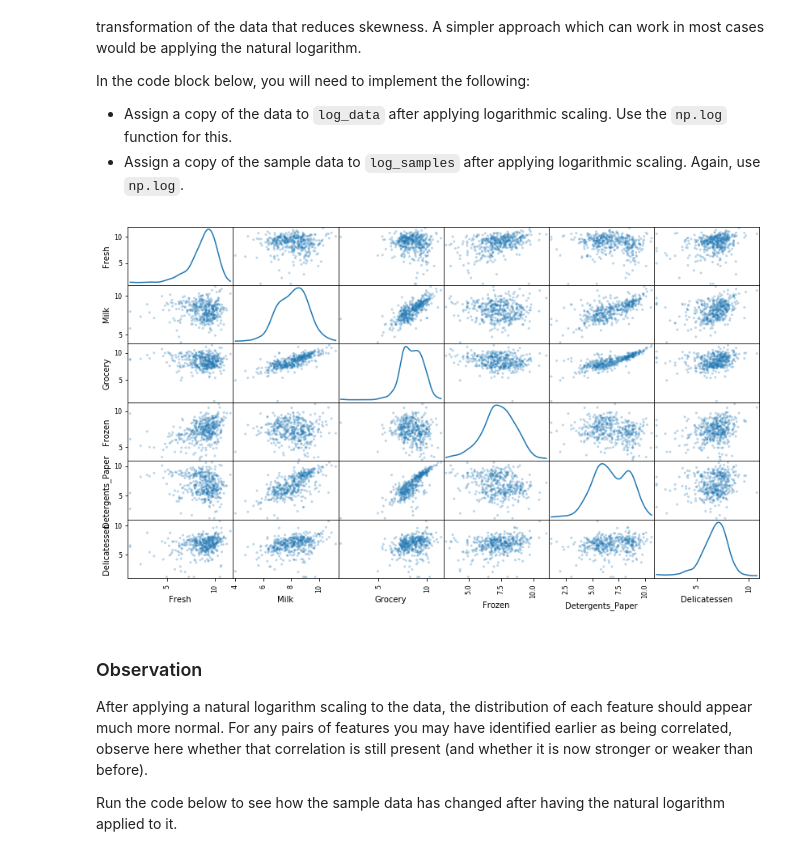
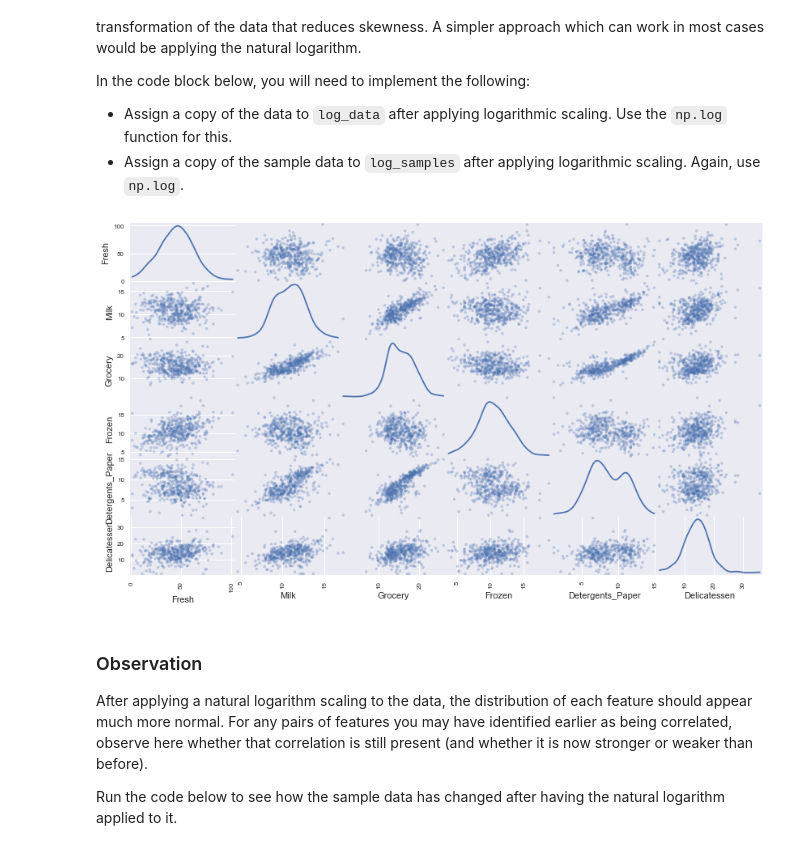
Before and after one commit to freefrog1986/Machine-Learning-Coursera, a Jupyter notebook: customer_segments/customer_segments.ipynb, the cells around one changed output. Cells and saved outputs as stored; diff of their text form; code cells hidden in the pictures.

```diff
--- a/customer_segments/customer_segments.ipynb
+++ b/customer_segments/customer_segments.ipynb
@@ -186,16 +183,24 @@ In the code block below, you will need to implement the following:
  - Assign a copy of the data to `log_data` after applying logarithmic scaling. Use the `np.log` function for this.
  - Assign a copy of the sample data to `log_samples` after applying logarithmic scaling. Again, use `np.log`.
 # %%
+from scipy import stats
 # TODO: Scale the data using the natural logarithm
-log_data =  np.log(data.copy())
+data_copy = data.copy()
+samples_copy = samples.copy()
+
+for feature in data_copy:
+    data_copy[feature] = stats.boxcox(data_copy[feature])[0]
+log_data = data_copy
 
 # TODO: Scale the sample data using the natural logarithm
-log_samples = np.log(samples.copy())
+for feature in data:
+    samples_copy[feature] = stats.boxcox(samples_copy[feature])[0]
+log_samples = samples_copy
 
 # Produce a scatter matrix for each pair of newly-transformed features
-pd.scatter_matrix(log_data, alpha = 0.3, figsize = (14,8), diagonal = 'kde');
+scatter_matrix(data_copy, alpha = 0.3, figsize = (14,8), diagonal = 'kde');
 # %% [output]
-[figure, old version]
+[figure, new version]
 # %% [markdown]
 ### Observation
 After applying a natural logarithm scaling to the data, the distribution of each feature should appear much more normal. For any pairs of features you may have identified earlier as being correlated, observe here whether that correlation is still present (and whether it is now stronger or weaker than before).
```
Also changed, not shown: parts of 14 cells of this notebook, 47 other files.
